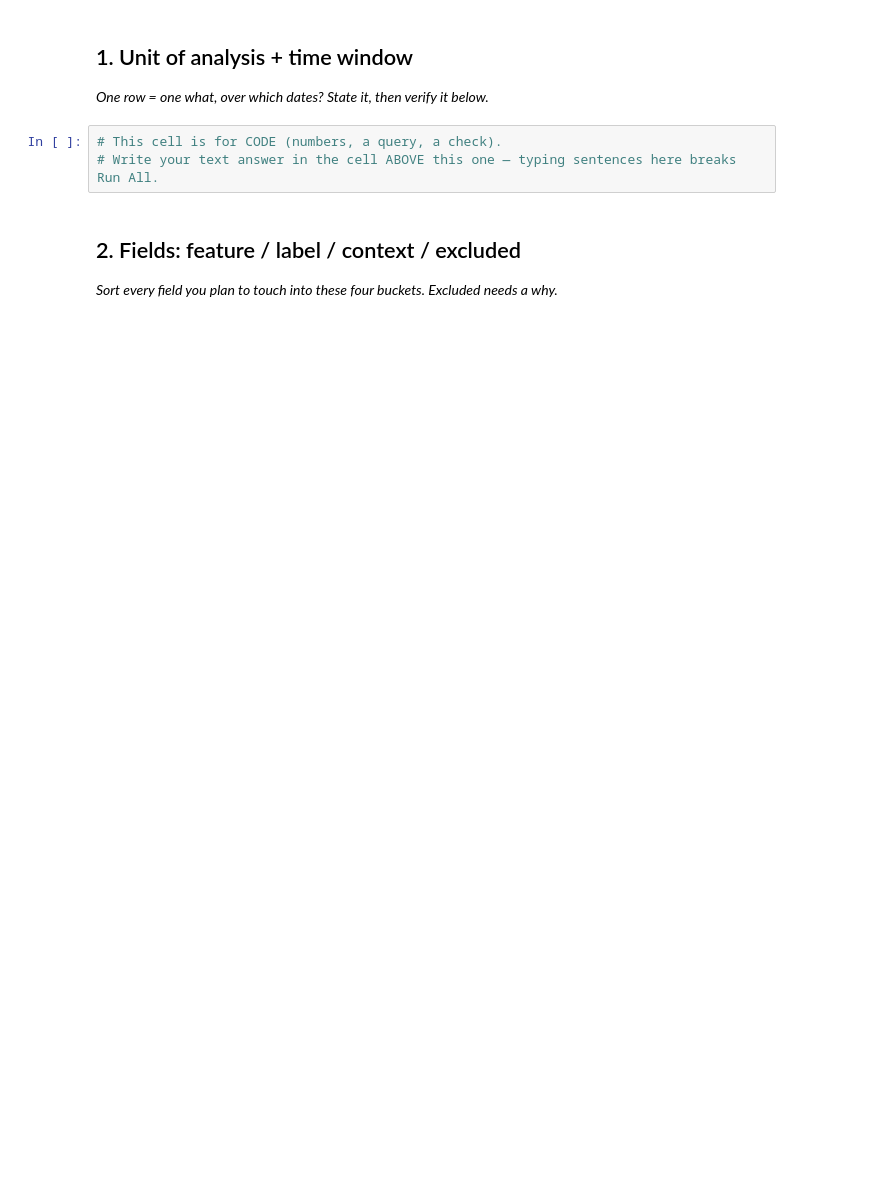
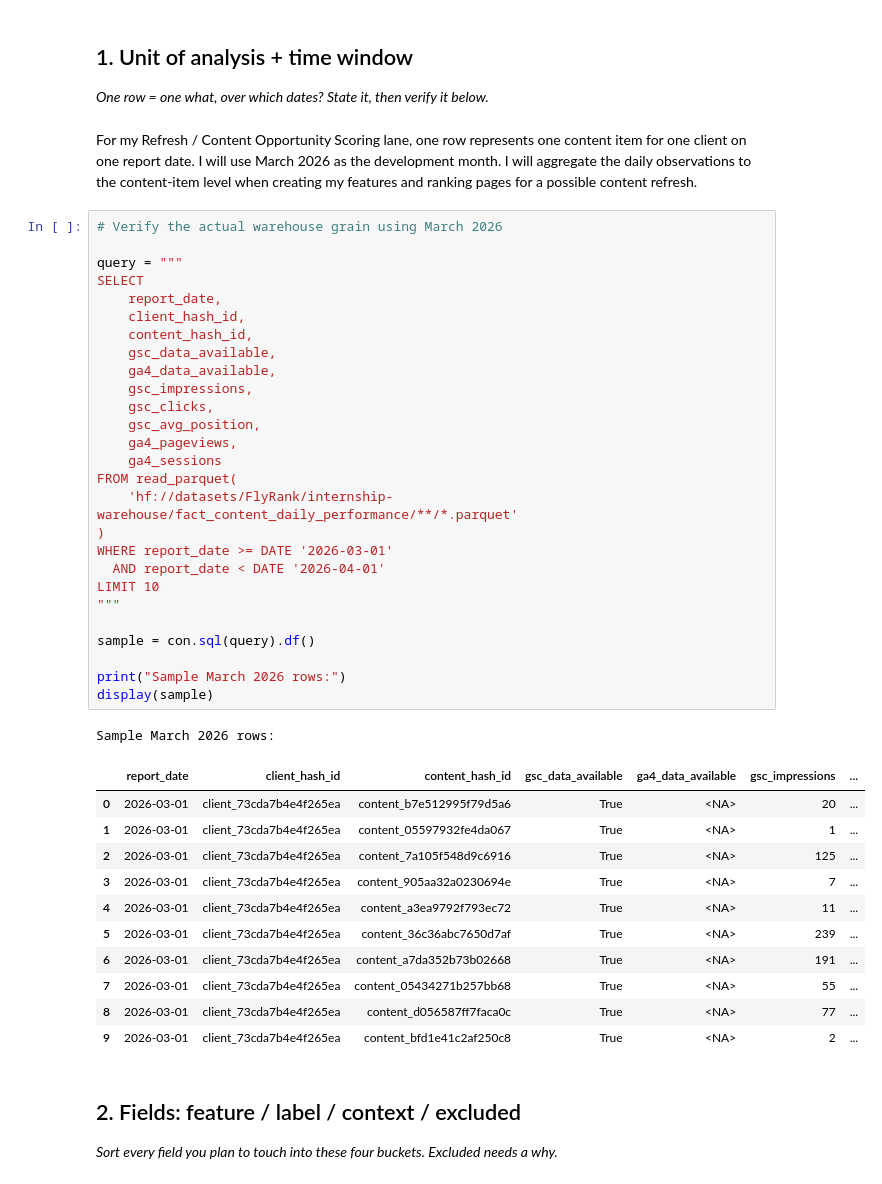
Before and after one commit to manahilrubabsatti/flyrank-ml, a Jupyter notebook: work/notebooks/w03_data_contract.ipynb, the cells around one changed output. Saved outputs shown, nothing was run; the diff lists cells and outputs as text; blank space fills up the shorter version.

```diff
--- a/work/notebooks/w03_data_contract.ipynb
+++ b/work/notebooks/w03_data_contract.ipynb
@@ -10,9 +42,48 @@ This skeleton is yours to fill. Work the sections **in order** — each one has
 ## 1. Unit of analysis + time window
 
 *One row = one what, over which dates? State it, then verify it below.*
-# %%
-# This cell is for CODE (numbers, a query, a check).
-# Write your text answer in the cell ABOVE this one — typing sentences here breaks Run All.
+# %% [markdown]
+For my Refresh / Content Opportunity Scoring lane, one row represents one content item for one client on one report date. I will use March 2026 as the development month. I will aggregate the daily observations to the content-item level when creating my features and ranking pages for a possible content refresh.
+# %%
+# Verify the actual warehouse grain using March 2026
+
+query = """
+SELECT
+    report_date,
+    client_hash_id,
+    content_hash_id,
+    gsc_data_available,
+    ga4_data_available,
+    gsc_impressions,
+    gsc_clicks,
+    gsc_avg_position,
+    ga4_pageviews,
+    ga4_sessions
+FROM read_parquet(
+    'hf://datasets/FlyRank/internship-warehouse/fact_content_daily_performance/**/*.parquet'
+)
+WHERE report_date >= DATE '2026-03-01'
+  AND report_date < DATE '2026-04-01'
+LIMIT 10
+"""
+
+sample = con.sql(query).df()
+
+print("Sample March 2026 rows:")
+display(sample)
+# %% [output]
+Sample March 2026 rows:
+|  | report_date | client_hash_id | content_hash_id | gsc_data_available | ga4_data_available | gsc_impressions | ... |
+| 0 | 2026-03-01 | client_73cda7b4e4f265ea | content_b7e512995f79d5a6 | True | <NA> | 20 | ... |
+| 1 | 2026-03-01 | client_73cda7b4e4f265ea | content_05597932fe4da067 | True | <NA> | 1 | ... |
+| 2 | 2026-03-01 | client_73cda7b4e4f265ea | content_7a105f548d9c6916 | True | <NA> | 125 | ... |
+| 3 | 2026-03-01 | client_73cda7b4e4f265ea | content_905aa32a0230694e | True | <NA> | 7 | ... |
+| 4 | 2026-03-01 | client_73cda7b4e4f265ea | content_a3ea9792f793ec72 | True | <NA> | 11 | ... |
+| 5 | 2026-03-01 | client_73cda7b4e4f265ea | content_36c36abc7650d7af | True | <NA> | 239 | ... |
+| 6 | 2026-03-01 | client_73cda7b4e4f265ea | content_a7da352b73b02668 | True | <NA> | 191 | ... |
+| 7 | 2026-03-01 | client_73cda7b4e4f265ea | content_05434271b257bb68 | True | <NA> | 55 | ... |
+| 8 | 2026-03-01 | client_73cda7b4e4f265ea | content_d056587ff7faca0c | True | <NA> | 77 | ... |
+| 9 | 2026-03-01 | client_73cda7b4e4f265ea | content_bfd1e41c2af250c8 | True | <NA> | 2 | ... |
 # %% [markdown]
 ## 2. Fields: feature / label / context / excluded
 
```
Also changed, not shown: parts of 18 cells of this notebook.
